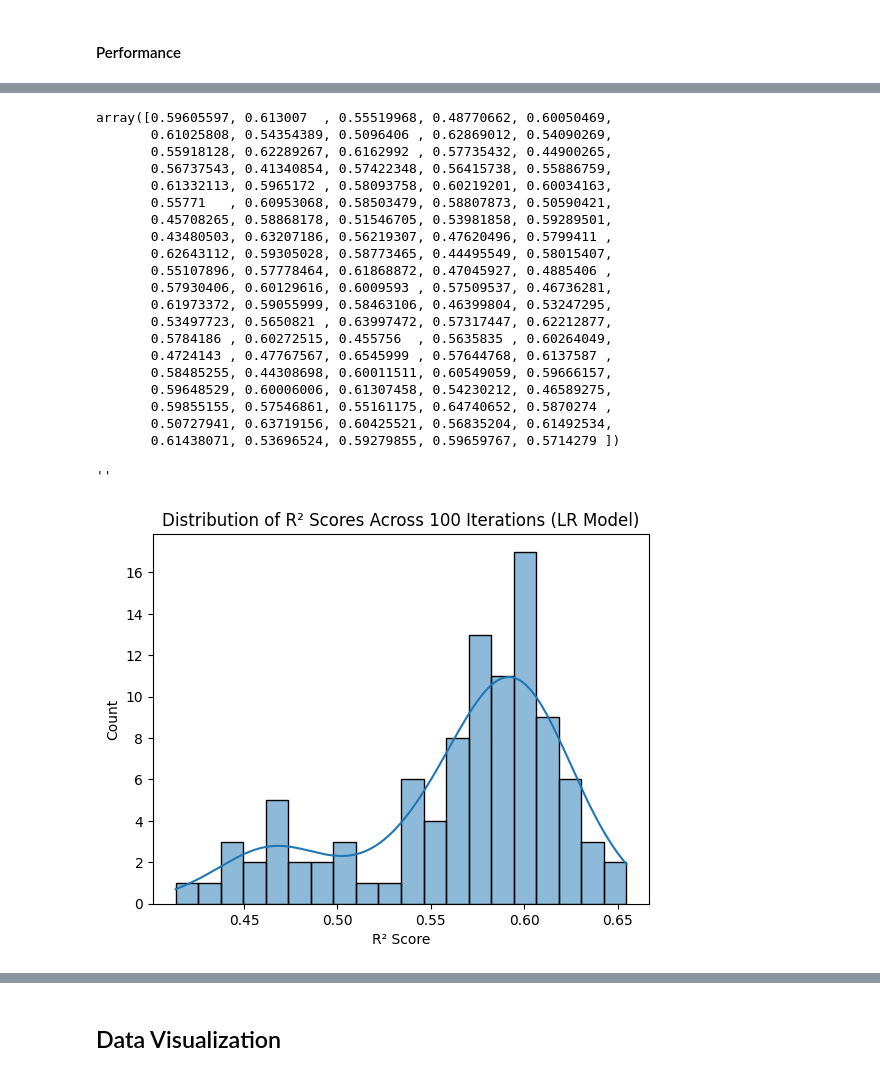
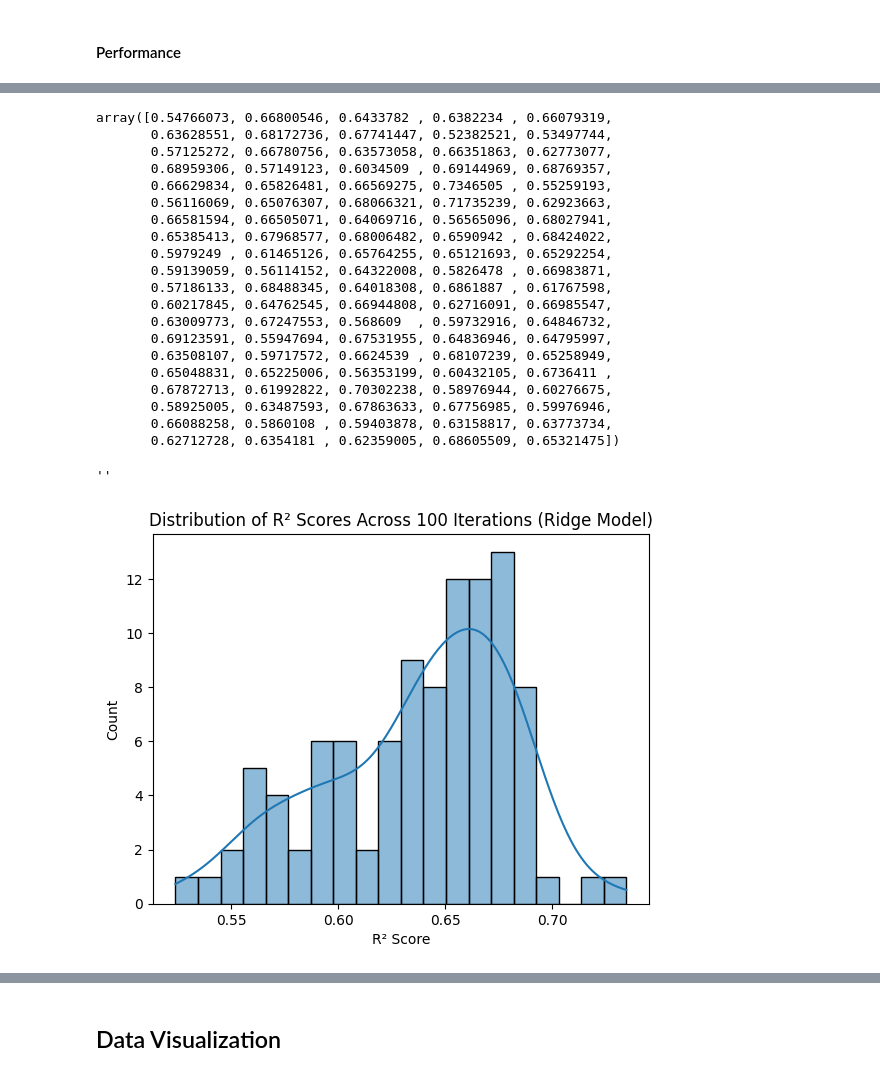
Before and after one commit to efitznm/Data-Science-Portfolio-C22, a Jupyter notebook: Modules/Module_2_Regression/Projects/Instructions/Project.2-Housing/Housing-Pass-09.ipynb, the cells around one changed output, grey strips where cells are left out. Saved outputs shown, nothing was run; the diff lists cells and outputs as text; code cells hidden in the pictures.

```diff
--- a/Modules/Module_2_Regression/Projects/Instructions/Project.2-Housing/Housing-Pass-09.ipynb
+++ b/Modules/Module_2_Regression/Projects/Instructions/Project.2-Housing/Housing-Pass-09.ipynb
@@ -467,0 +529,12 @@ Multi Cross Validation
+# %%
+# Train the model
+my_fit_rr = Ridge(alpha = 1) # Arbitrarily choosing alpha = 1
+my_fit_rr.fit(X_train, y_train) ;
+# %%
+# Calculate RMSE
+
+y_test = y_test.squeeze() # Make y_test into a one dimentional data series
+
+y_pred = my_fit_rr.predict(X_test)
+rmse = np.sqrt(np.mean(np.square(y_test - y_pred)))
+print(f"RMSE: {rmse}")
@@ -467,0 +595,9 @@ Multi Cross Validation
+# %%
+# Retrain the model w/ alpha = 50
+my_fit_rr = Ridge(alpha = 50)
+my_fit_rr.fit(X_train, y_train)
+
+# Calculate CV RMSE
+results = cross_val_score(my_fit_rr, X_scaled, y_target, scoring='neg_root_mean_squared_error', cv = 10)
+rmse = abs(results.mean())
+print(f"CV RMSE: {rmse}")
@@ -468,57 +606,57 @@ Multi Cross Validation
 # %%
-# Multiple CV loop
+# Multiple CV loop for Ridge with alpha=50.
 n = 100
 results = np.zeros(n)
 
 for i in range(n):
     X_train, X_test, y_train, y_test = train_test_split(
-        df_work[feature_cols],
-        df_work[[target_col]],
+        X_scaled,
+        y_target,
         test_size=0.25,
         random_state=None
     )
 
     # Create an empty LR model
-    modelLR = LinearRegression()
+    my_fit_rr = Ridge(alpha = 50)
 
     # Train ( fit ) the model
-    modelLR.fit( (X_train), y_train)
+    my_fit_rr.fit(X_train, y_train)
 
     # Make predicitons using the model
-    y_pred = modelLR.predict(X_test)
+    y_pred = my_fit_rr.predict(X_test)
 
     # calculate the accuracy
     results[i] = metrics.r2_score(y_test, y_pred)
 
 results
 # %% [output]
-array([0.59605597, 0.613007  , 0.55519968, 0.48770662, 0.60050469,
-       0.61025808, 0.54354389, 0.5096406 , 0.62869012, 0.54090269,
-       0.55918128, 0.62289267, 0.6162992 , 0.57735432, 0.44900265,
-       0.56737543, 0.41340854, 0.57422348, 0.56415738, 0.55886759,
-       0.61332113, 0.5965172 , 0.58093758, 0.60219201, 0.60034163,
-       0.55771   , 0.60953068, 0.58503479, 0.58807873, 0.50590421,
-       0.45708265, 0.58868178, 0.51546705, 0.53981858, 0.59289501,
-       0.43480503, 0.63207186, 0.56219307, 0.47620496, 0.5799411 ,
-       0.62643112, 0.59305028, 0.58773465, 0.44495549, 0.58015407,
-       0.55107896, 0.57778464, 0.61868872, 0.47045927, 0.4885406 ,
-       0.57930406, 0.60129616, 0.6009593 , 0.57509537, 0.46736281,
-       0.61973372, 0.59055999, 0.58463106, 0.46399804, 0.53247295,
-       0.53497723, 0.5650821 , 0.63997472, 0.57317447, 0.62212877,
-       0.5784186 , 0.60272515, 0.455756  , 0.5635835 , 0.60264049,
-       0.4724143 , 0.47767567, 0.6545999 , 0.57644768, 0.6137587 ,
-       0.58485255, 0.44308698, 0.60011511, 0.60549059, 0.59666157,
-       0.59648529, 0.60006006, 0.61307458, 0.54230212, 0.46589275,
-       0.59855155, 0.57546861, 0.55161175, 0.64740652, 0.5870274 ,
-       0.50727941, 0.63719156, 0.60425521, 0.56835204, 0.61492534,
-       0.61438071, 0.53696524, 0.59279855, 0.59659767, 0.5714279 ])
+array([0.54766073, 0.66800546, 0.6433782 , 0.6382234 , 0.66079319,
+       0.63628551, 0.68172736, 0.67741447, 0.52382521, 0.53497744,
+       0.57125272, 0.66780756, 0.63573058, 0.66351863, 0.62773077,
+       0.68959306, 0.57149123, 0.6034509 , 0.69144969, 0.68769357,
+       0.66629834, 0.65826481, 0.66569275, 0.7346505 , 0.55259193,
+       0.56116069, 0.65076307, 0.68066321, 0.71735239, 0.62923663,
+       0.66581594, 0.66505071, 0.64069716, 0.56565096, 0.68027941,
+       0.65385413, 0.67968577, 0.68006482, 0.6590942 , 0.68424022,
+       0.5979249 , 0.61465126, 0.65764255, 0.65121693, 0.65292254,
+       0.59139059, 0.56114152, 0.64322008, 0.5826478 , 0.66983871,
+       0.57186133, 0.68488345, 0.64018308, 0.6861887 , 0.61767598,
+       0.60217845, 0.64762545, 0.66944808, 0.62716091, 0.66985547,
+       0.63009773, 0.67247553, 0.568609  , 0.59732916, 0.64846732,
+       0.69123591, 0.55947694, 0.67531955, 0.64836946, 0.64795997,
+       0.63508107, 0.59717572, 0.6624539 , 0.68107239, 0.65258949,
+       0.65048831, 0.65225006, 0.56353199, 0.60432105, 0.6736411 ,
+       0.67872713, 0.61992822, 0.70302238, 0.58976944, 0.60276675,
+       0.58925005, 0.63487593, 0.67863633, 0.67756985, 0.59976946,
+       0.66088258, 0.5860108 , 0.59403878, 0.63158817, 0.63773734,
+       0.62712728, 0.6354181 , 0.62359005, 0.68605509, 0.65321475])
 # %%
-# Display a histogram of the multi CV results
+# Display a histogram of the multi CV results for Ridge with alpha=50.
 sns.histplot(results, kde=True, bins=20)
-plt.title('Distribution of R² Scores Across 100 Iterations (LR Model)')
+plt.title('Distribution of R² Scores Across 100 Iterations (Ridge Model)')
 plt.xlabel('R² Score')
 plt.ylabel('Count')
 ;
 # %% [output]
 ''
-[figure, old version]
+[figure, new version]
```
Also changed, not shown: parts of 34 cells of this notebook.
